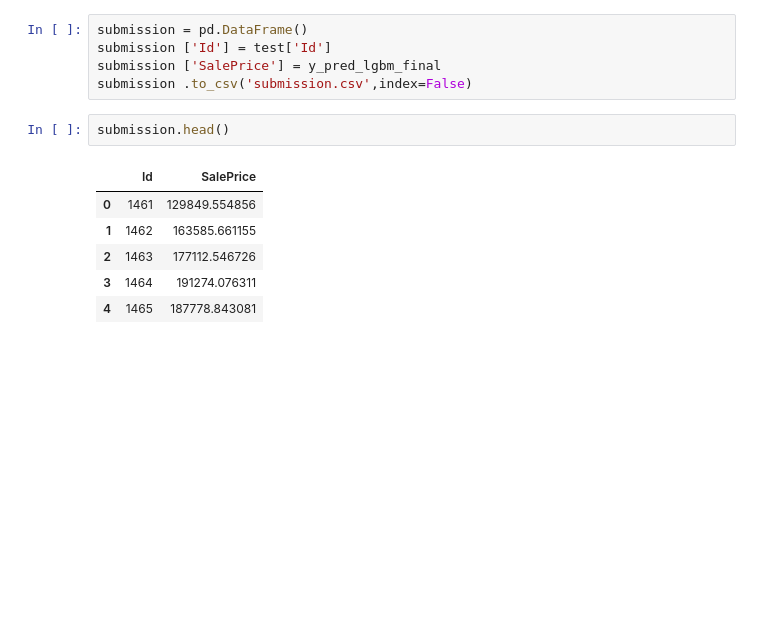
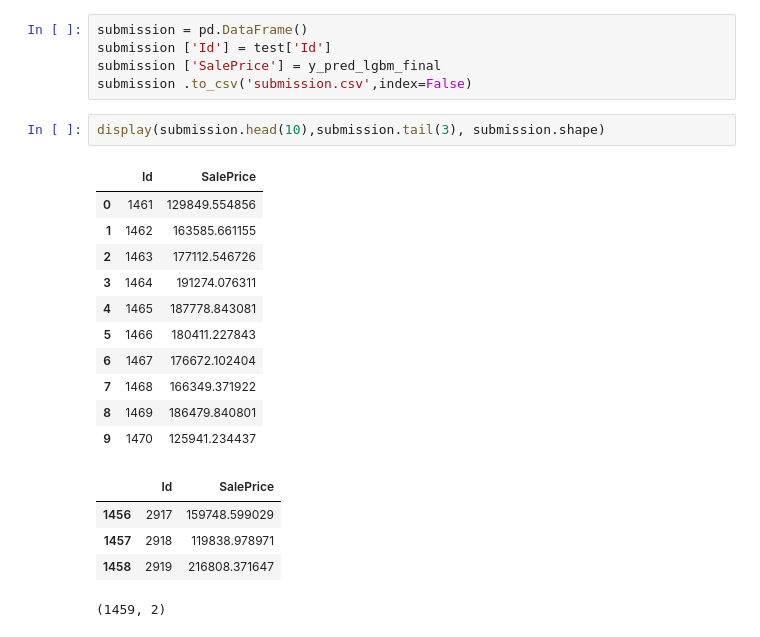
Before and after one commit to MSWinds/kaggle-house-price-prediction, a Jupyter notebook: kaggle-house-price-prediction.ipynb, the cells around one changed output. Drawn from its saved outputs; the diff is of its cells as text; blank space fills up the shorter version.

```diff
--- a/kaggle-house-price-prediction.ipynb
+++ b/kaggle-house-price-prediction.ipynb
@@ -764,12 +764,22 @@ submission = pd.DataFrame()
 submission ['Id'] = test['Id']
 submission ['SalePrice'] = y_pred_lgbm_final
 submission .to_csv('submission.csv',index=False)
-# %%
-submission.head()
-# %% [output]
-|  | Id | SalePrice |
-| 0 | 1461 | 129849.554856 |
-| 1 | 1462 | 163585.661155 |
-| 2 | 1463 | 177112.546726 |
-| 3 | 1464 | 191274.076311 |
-| 4 | 1465 | 187778.843081 |
+# %%
+display(submission.head(10),submission.tail(3), submission.shape)
+# %% [output]
+|  | Id | SalePrice |
+| 0 | 1461 | 129849.554856 |
+| 1 | 1462 | 163585.661155 |
+| 2 | 1463 | 177112.546726 |
+| 3 | 1464 | 191274.076311 |
+| 4 | 1465 | 187778.843081 |
+| 5 | 1466 | 180411.227843 |
+| 6 | 1467 | 176672.102404 |
+| 7 | 1468 | 166349.371922 |
+| 8 | 1469 | 186479.840801 |
+| 9 | 1470 | 125941.234437 |
+|  | Id | SalePrice |
+| 1456 | 2917 | 159748.599029 |
+| 1457 | 2918 | 119838.978971 |
+| 1458 | 2919 | 216808.371647 |
+(1459, 2)
```
